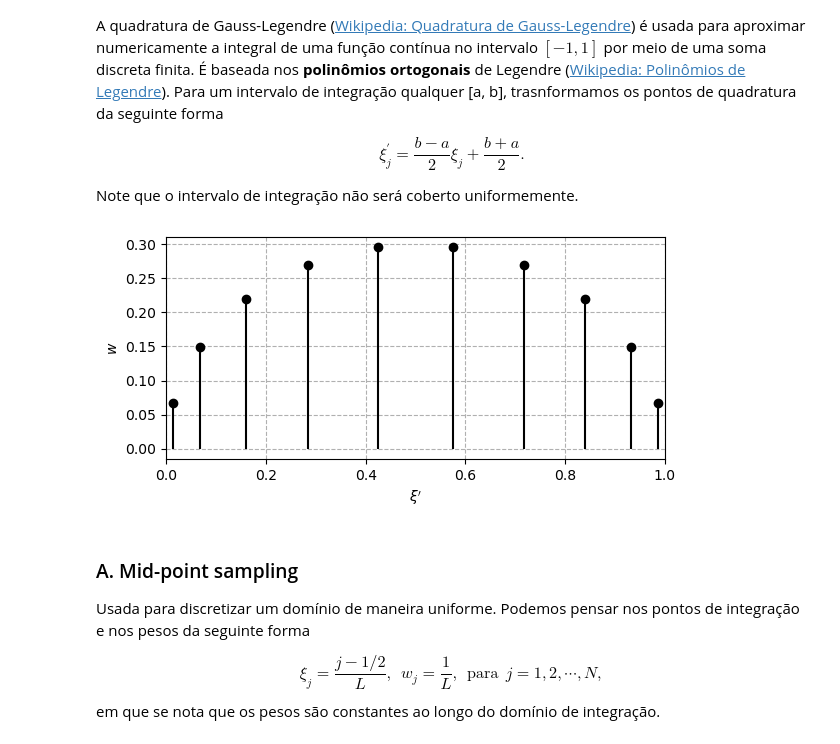
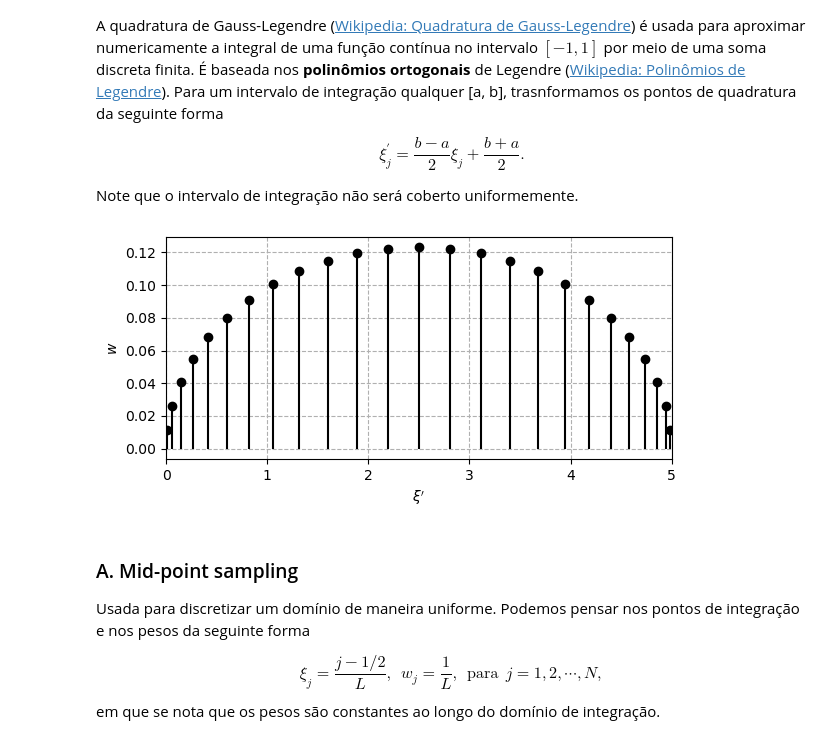
Before and after one commit to eric-brandao/problemas-inversos-discretos, a Jupyter notebook: 5_IntegralFredholm_SVD/FredholmIntegral_SVD.ipynb, the cells around one changed output. Saved outputs shown, nothing was run; the diff lists cells and outputs as text; code cells hidden in the pictures.

```diff
--- a/5_IntegralFredholm_SVD/FredholmIntegral_SVD.ipynb
+++ b/5_IntegralFredholm_SVD/FredholmIntegral_SVD.ipynb
@@ -81,21 +81,21 @@ A quadratura de Gauss-Legendre (<a href="https://en.wikipedia.org/wiki/Gauss%E2%
 
 Note que o intervalo de integração não será coberto uniformemente.
 # %%
-L = 10
-a, b = 0, 1
+L = 25
+a, b = 0, 5
 # roots and weights
 xi, w = scipy.special.roots_legendre(L)
 xi_prime = ((b-a)/2) * xi + ((a+b)/2)
 # Figure
 plt.figure(figsize = (6,3))
 plt.stem(xi_prime, w, 'k', basefmt =" ")
 plt.grid(linestyle = '--')
 plt.xlim((a, b))
 plt.xlabel(r"$\xi^{\prime}$")
 plt.ylabel(r"$w$")
 plt.tight_layout()
 # %% [output]
-[figure, old version]
+[figure, new version]
 # %% [markdown]
 ### A. Mid-point sampling
 
```
Also changed, not shown: parts of 6 cells of this notebook, 12 other files.
